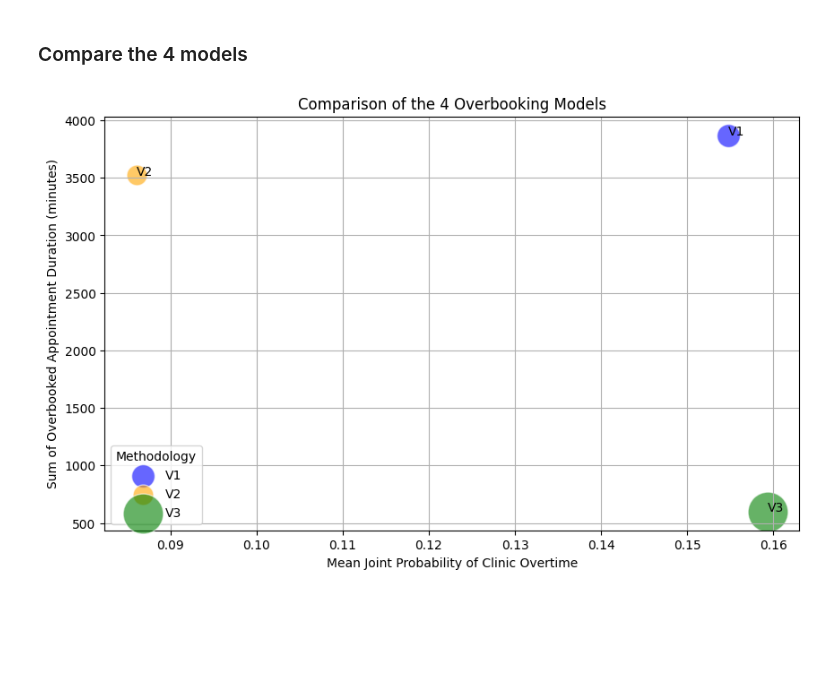
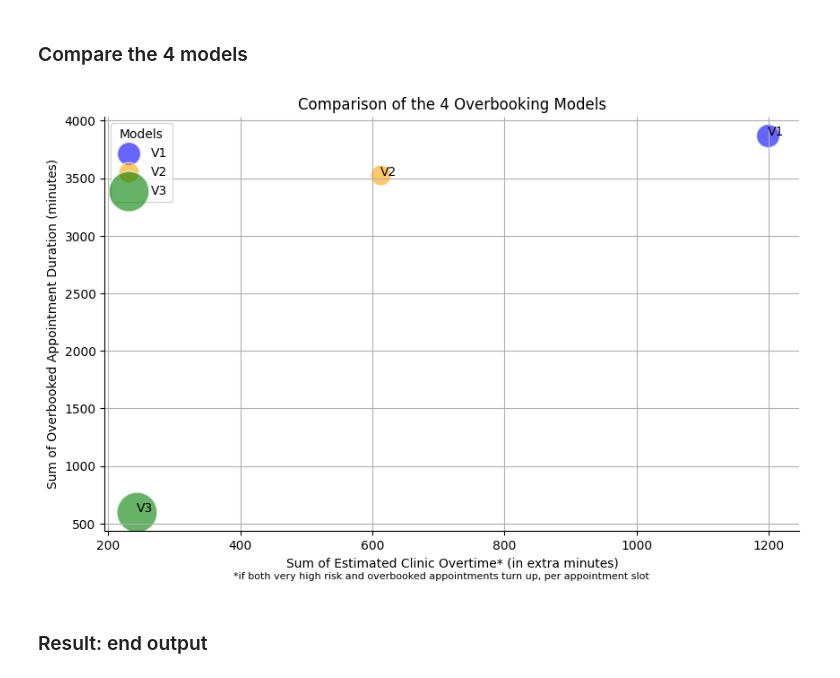
Before and after one commit to hallucinojenlee/hds_dna, a Jupyter notebook: scripts/overbooking_model.ipynb, the cells around one changed output. Cells and saved outputs as stored; diff of their text form; code cells hidden in the pictures; blank space fills up the shorter version.

```diff
--- a/scripts/overbooking_model.ipynb
+++ b/scripts/overbooking_model.ipynb
@@ -792,10 +919,10 @@ max_weekday_surgeon_new
 # Create a dictionary with comparison metrics for the 4 models
 compare_model = {
     'Version': ['V1', 'V2', 'V3'],
-    'Mean joint probability': [
-        overbooked_df["joint_probability"].mean(),
-        overbooked_df_v2["joint_probability"].mean(),
-        overbooked_df_v3["joint_probability"].mean()
+    'Sum of Estimated Clinic Overtime (extra minutes)': [
+        overbooked_df["clinic_overtime"].sum(),
+        overbooked_df_v2["clinic_overtime"].sum(),
+        overbooked_df_v3["clinic_overtime"].sum()
     ],
     'Sum of Overbooked Appointment Duration (minutes)': [
         overbooked_df["appt_duration"].sum(),
@@ -806,35 +933,47 @@ compare_model = {
         overbooked_df["time_gap_days"].mean(),
         overbooked_df_v2["time_gap_days"].mean(),
         overbooked_df_v3["time_gap_days"].mean()
     ]
 }
 
 # Convert it into a DataFrame
 df = pd.DataFrame(compare_model)
 
 # Plot the scatter plot with time gap as size of marker
 plt.figure(figsize=(10, 6))
 
 # Scatter plot for each version
 colors = ['blue', 'orange', 'green']
 for i in range(len(df)):
-    plt.scatter(df['Mean joint probability'][i],
+    plt.scatter(df['Sum of Estimated Clinic Overtime (extra minutes)'][i],
                 df['Sum of Overbooked Appointment Duration (minutes)'][i],
                 s=df['Avg. time gap (days)'][i] * 10, # Scale marker size
                 color=colors[i],
                 alpha=0.6,
                 edgecolors="w",
                 label=df['Version'][i])
 
 # Adding labels to each point
 for i, txt in enumerate(df['Version']):
-    plt.annotate(txt, (df['Mean joint probability'][i], df['Sum of Overbooked Appointment Duration (minutes)'][i]), fontsize=10)
+    plt.annotate(txt, (df['Sum of Estimated Clinic Overtime (extra minutes)'][i], df['Sum of Overbooked Appointment Duration (minutes)'][i]), fontsize=10)
 
-plt.xlabel('Mean Joint Probability of Clinic Overtime')
+plt.xlabel('Sum of Estimated Clinic Overtime* (in extra minutes)')
 plt.ylabel('Sum of Overbooked Appointment Duration (minutes)')
 plt.title('Comparison of the 4 Overbooking Models')
-plt.legend(title='Methodology')
+plt.legend(title='Models')
 plt.grid(True)
+
+
+# Remove the top and right spines (outside borders)
+ax = plt.gca()
+ax.spines['top'].set_visible(False)
+ax.spines['right'].set_visible(False)
+
+# Adding the footnote
+plt.figtext(0.5, 0.02, '*if both very high risk and overbooked appointments turn up, per appointment slot', ha='center', fontsize=8)
+
 plt.show()
 # %% [output]
-[figure, old version]
+[figure, new version]
+# %% [markdown]
+### Result: end output
```
Also changed, not shown: parts of 17 cells of this notebook, 1 other file.
